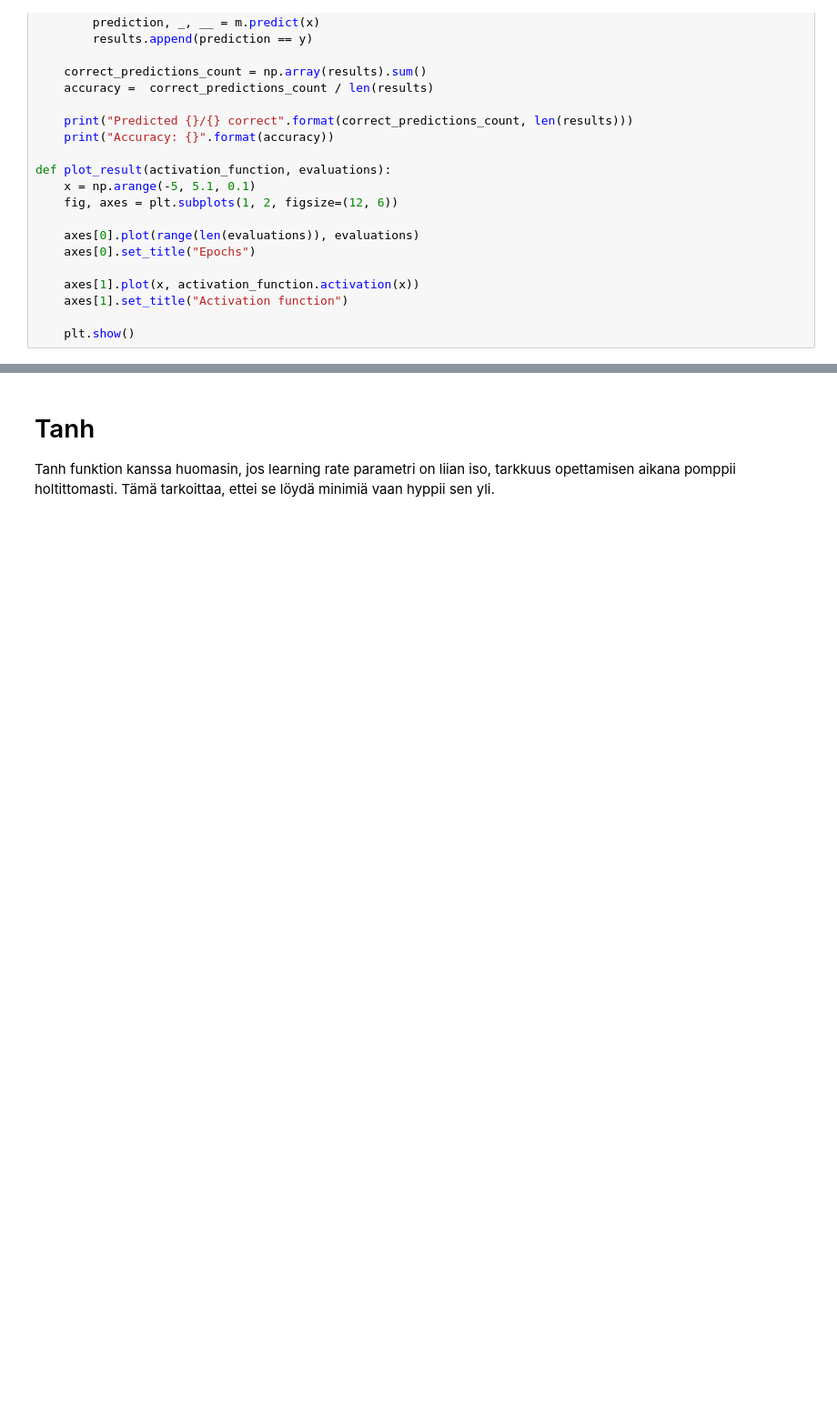
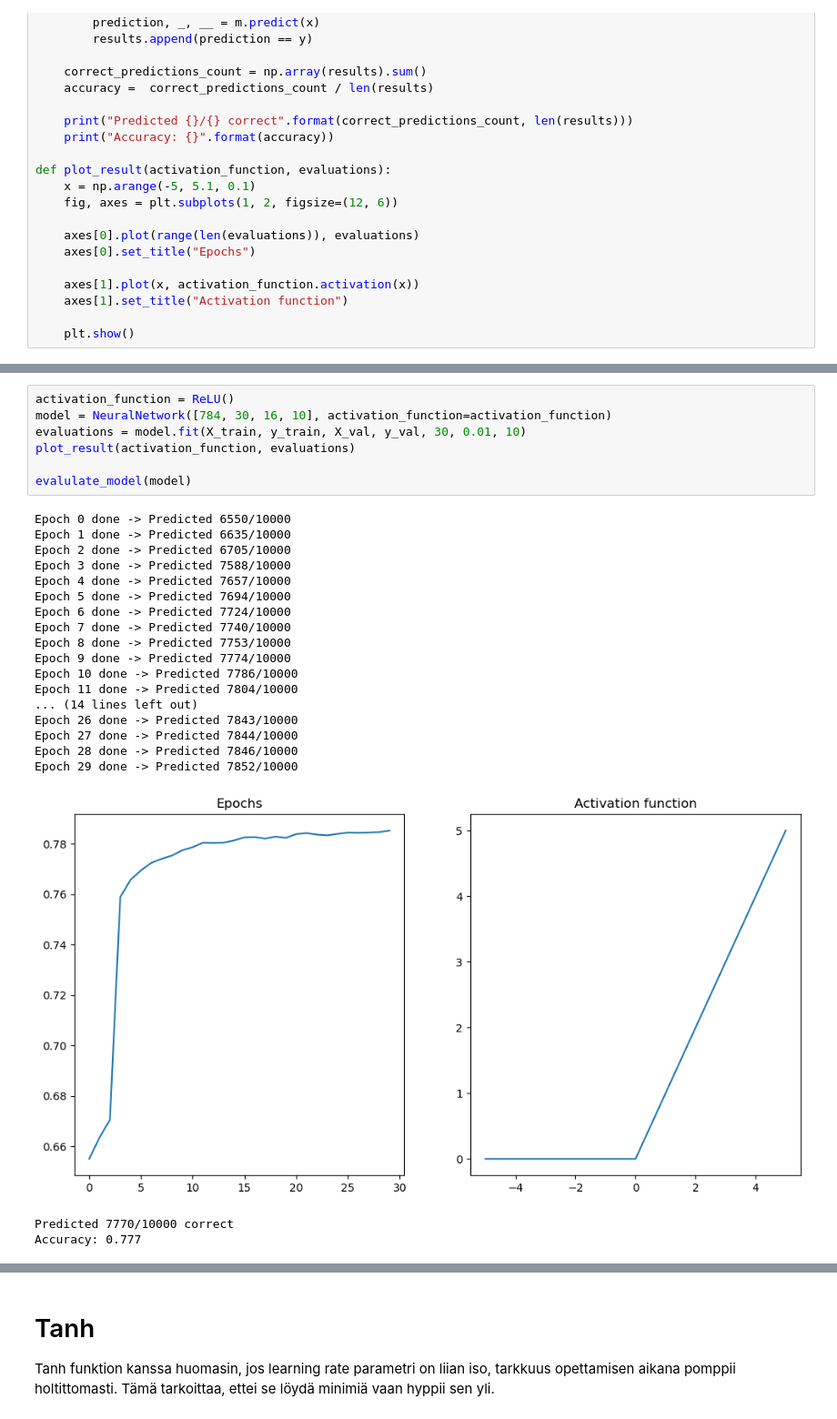
Before and after one commit to hypatrik/tiralabra, a Jupyter notebook: src/neural_network.ipynb, the cells around one changed output, grey strips where cells are left out. Shown: that part at 91% size. Cells and saved outputs as stored; diff of their text form; blank space fills up the shorter version.

```diff
--- a/src/neural_network.ipynb
+++ b/src/neural_network.ipynb
@@ -106,0 +167,28 @@ ReLU:n kanssa huomasin, jos learning rate on liian iso, neuronit kuolevat. Täm
+# %%
+activation_function = ReLU()
+model = NeuralNetwork([784, 30, 16, 10], activation_function=activation_function)
+evaluations = model.fit(X_train, y_train, X_val, y_val, 30, 0.01, 10)
+plot_result(activation_function, evaluations)
+
+evalulate_model(model)
+# %% [output]
+Epoch 0 done -> Predicted 6550/10000
+Epoch 1 done -> Predicted 6635/10000
+Epoch 2 done -> Predicted 6705/10000
+Epoch 3 done -> Predicted 7588/10000
+Epoch 4 done -> Predicted 7657/10000
+Epoch 5 done -> Predicted 7694/10000
+Epoch 6 done -> Predicted 7724/10000
+Epoch 7 done -> Predicted 7740/10000
+Epoch 8 done -> Predicted 7753/10000
+Epoch 9 done -> Predicted 7774/10000
+Epoch 10 done -> Predicted 7786/10000
+Epoch 11 done -> Predicted 7804/10000
+... (14 lines left out)
+Epoch 26 done -> Predicted 7843/10000
+Epoch 27 done -> Predicted 7844/10000
+Epoch 28 done -> Predicted 7846/10000
+Epoch 29 done -> Predicted 7852/10000
+[figure, added]
+Predicted 7770/10000 correct
+Accuracy: 0.777
```
Also changed, not shown: parts of 24 cells of this notebook, 3 other files.
